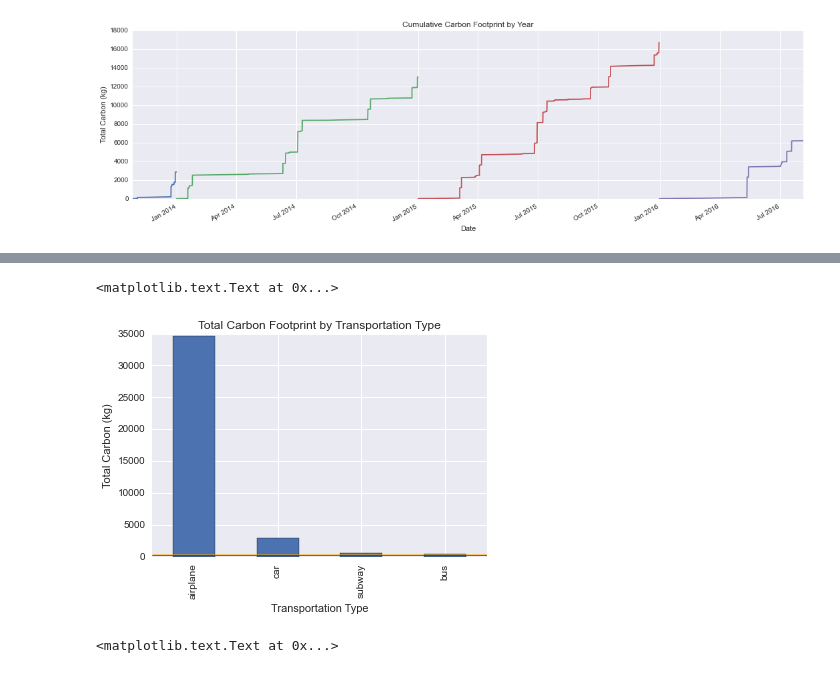
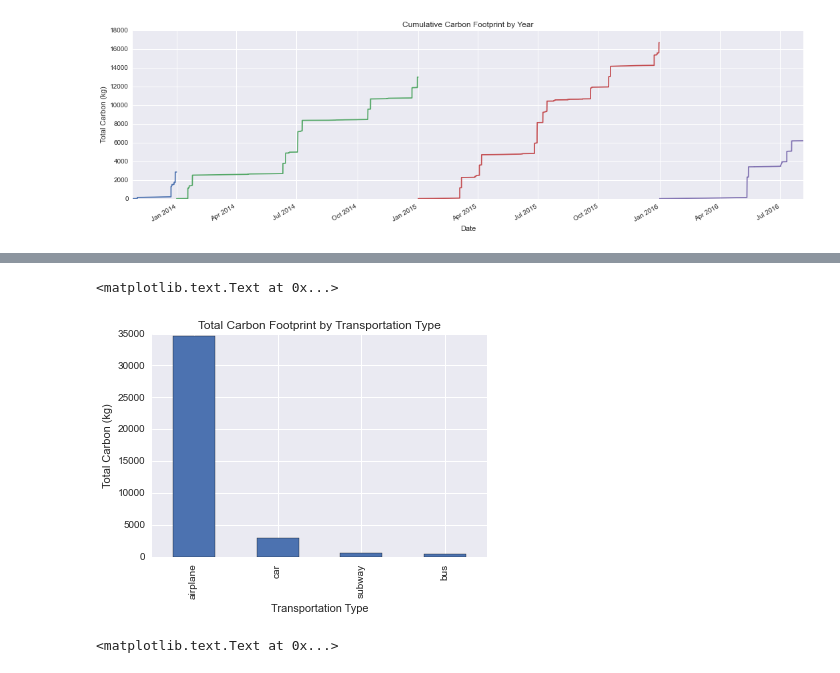
Before and after one commit to pdarche/carbon, a Jupyter notebook: notebooks/Carbon Footprint - EDA.ipynb, the cells around one changed output, grey strips where cells are left out. Saved outputs shown, nothing was run; the diff lists cells and outputs as text; code cells hidden in the pictures.

```diff
--- a/notebooks/Carbon Footprint - EDA.ipynb
+++ b/notebooks/Carbon Footprint - EDA.ipynb
@@ -65,15 +79,16 @@ grouped_type = tdf.groupby('type')
 # %%
 # Carbon distribution by transportation type
 grouped_type.carbon.agg('sum').sort_values(ascending=False).plot(kind='bar')
-plt.axhline(200, color='red', linewidth=.5)
-plt.axhline(328, color='purple', linewidth=.5)
-plt.axhline(457, color='orange', linewidth=.5)
+# plt.axhline(200, color='red', linewidth=.5)
+# plt.axhline(328, color='purple', linewidth=.5)
+# plt.axhline(457, color='orange', linewidth=.5)
 plt.title('Total Carbon Footprint by Transportation Type')
 plt.xlabel('Transportation Type')
 plt.ylabel('Total Carbon (kg)')
+# pylab.savefig('')
 # %% [output]
 <matplotlib.text.Text at 0x...>
-[figure, old version]
+[figure, new version]
 # %%
 tdf[tdf.type != 'airplane'].groupby('type').carbon.agg('sum').sort_values(ascending=False).plot(kind='bar')
 plt.axhline(200, color='red', linewidth=.5)
```
Also changed, not shown: parts of 8 cells of this notebook, 4 other files.
